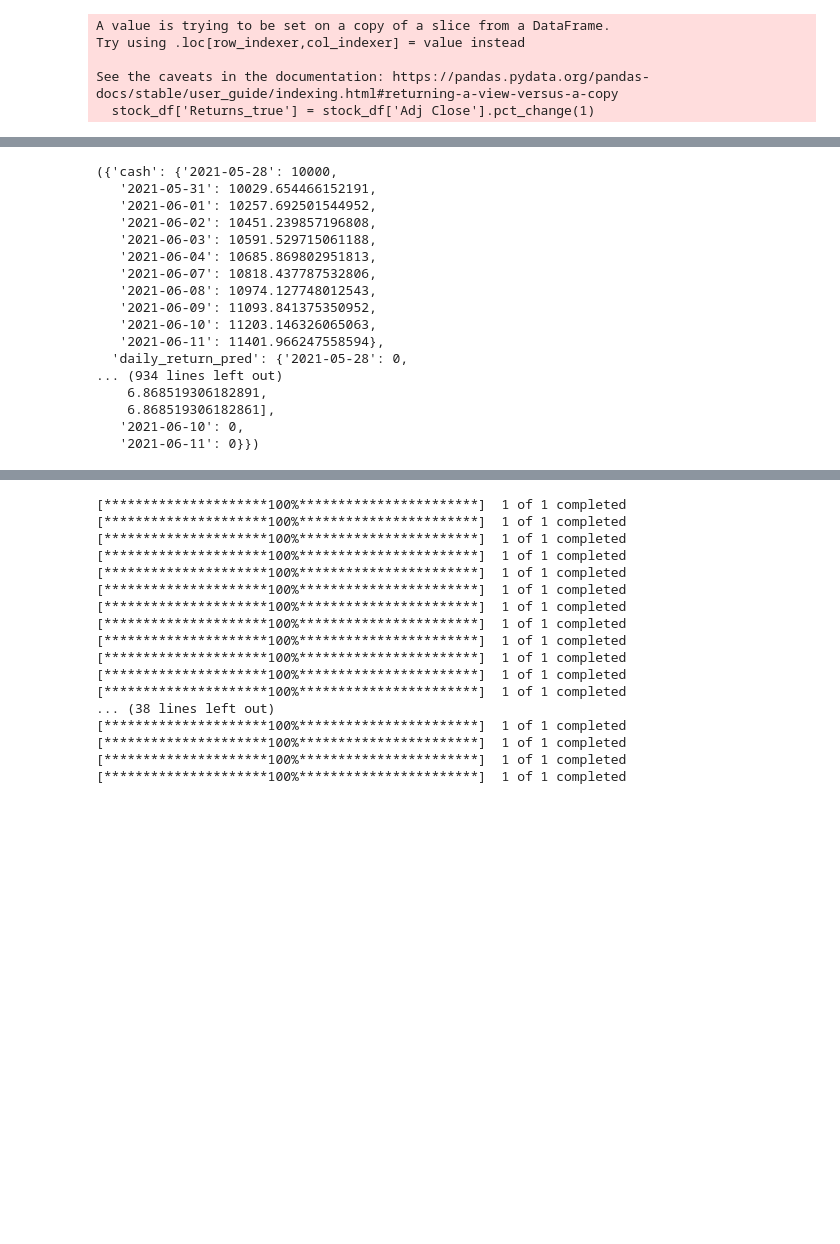
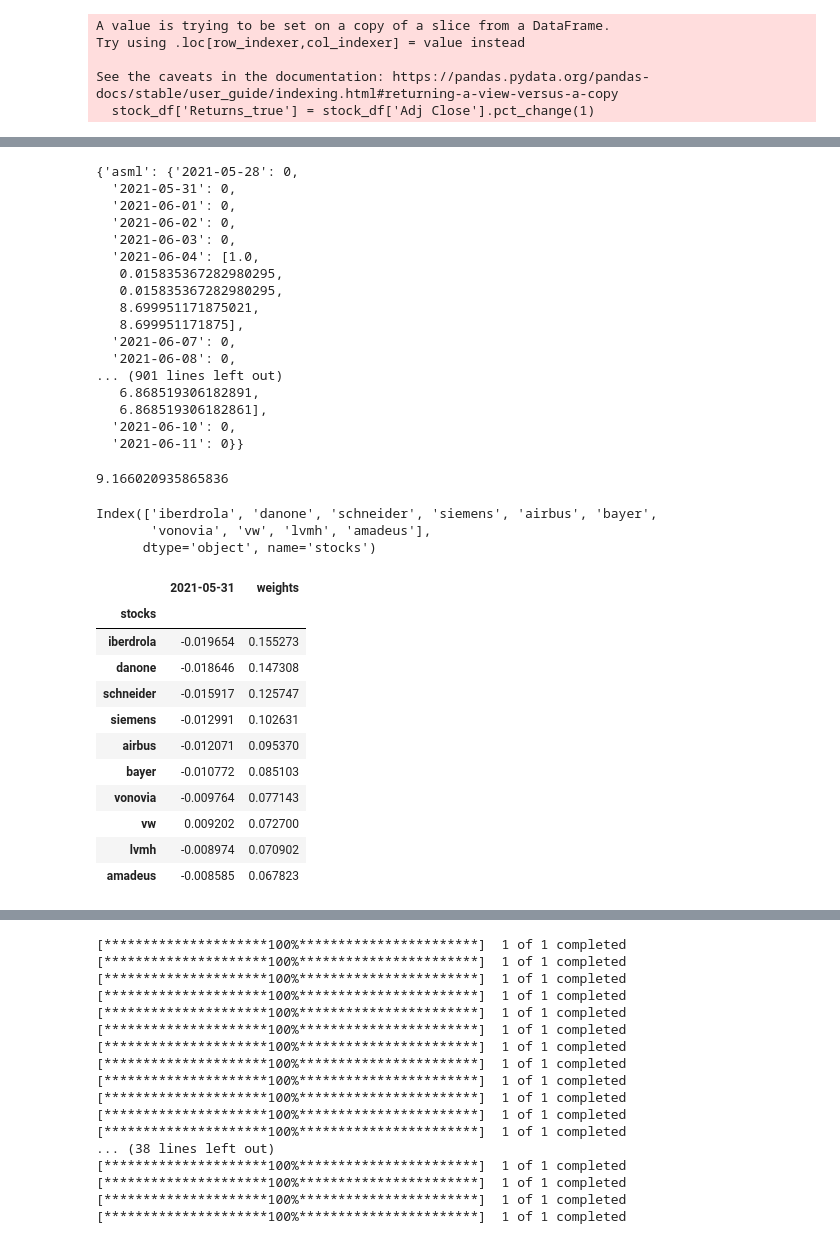
Before and after one commit to Jaouad-AHRAOUI/stock_prediction, a Jupyter notebook: notebooks/Workflow_test.ipynb, the cells around one changed output, grey strips where cells are left out. Saved outputs shown, nothing was run; the diff lists cells and outputs as text; code cells hidden in the pictures; blank space fills up the shorter version.

```diff
--- a/notebooks/Workflow_test.ipynb
+++ b/notebooks/Workflow_test.ipynb
@@ -127,20 +173,51 @@ portfolio_pred
 # %%
-portfolio_true
+portfolio_true[1]
 # %% [output]
-({'cash': {'2021-05-28': 10000,
-   '2021-05-31': 10029.654466152191,
-   '2021-06-01': 10257.692501544952,
-   '2021-06-02': 10451.239857196808,
-   '2021-06-03': 10591.529715061188,
-   '2021-06-04': 10685.869802951813,
-   '2021-06-07': 10818.437787532806,
-   '2021-06-08': 10974.127748012543,
-   '2021-06-09': 11093.841375350952,
-   '2021-06-10': 11203.146326065063,
-   '2021-06-11': 11401.966247558594},
-  'daily_return_pred': {'2021-05-28': 0,
-... (934 lines left out)
-    6.868519306182891,
-    6.868519306182861],
-   '2021-06-10': 0,
-   '2021-06-11': 0}})
+{'asml': {'2021-05-28': 0,
+  '2021-05-31': 0,
+  '2021-06-01': 0,
+  '2021-06-02': 0,
+  '2021-06-03': 0,
+  '2021-06-04': [1.0,
+   0.015835367282980295,
+   0.015835367282980295,
+   8.699951171875021,
+   8.699951171875],
+  '2021-06-07': 0,
+  '2021-06-08': 0,
+... (901 lines left out)
+   6.868519306182891,
+   6.868519306182861],
+  '2021-06-10': 0,
+  '2021-06-11': 0}}
+# %%
+# portfolio_pred[1] :  nb_stocks, rets, rets_true, predicted_return_amount, perform_stock
+# predicted_return_amount on aurais du gagner (pred)
+# perform_stock (true)
+predicted_return_amount = portfolio_pred[1]['asml']['2021-06-02'][3]
+perform_stock = portfolio_pred[1]['asml']['2021-06-02'][4]
+
+predicted_return_amount
+# %% [output]
+9.166020935865836
+# %%
+best_pred[0].index
+# %% [output]
+Index(['iberdrola', 'danone', 'schneider', 'siemens', 'airbus', 'bayer',
+       'vonovia', 'vw', 'lvmh', 'amadeus'],
+      dtype='object', name='stocks')
+# %%
+best_pred[0]
+# %% [output]
+|  | 2021-05-31 | weights |
+| stocks |  |  |
+| iberdrola | -0.019654 | 0.155273 |
+| danone | -0.018646 | 0.147308 |
+| schneider | -0.015917 | 0.125747 |
+| siemens | -0.012991 | 0.102631 |
+| airbus | -0.012071 | 0.095370 |
+| bayer | -0.010772 | 0.085103 |
+| vonovia | -0.009764 | 0.077143 |
+| vw | 0.009202 | 0.072700 |
+| lvmh | -0.008974 | 0.070902 |
+| amadeus | -0.008585 | 0.067823 |
```
Also changed, not shown: parts of 17 cells of this notebook, 3 other files.
